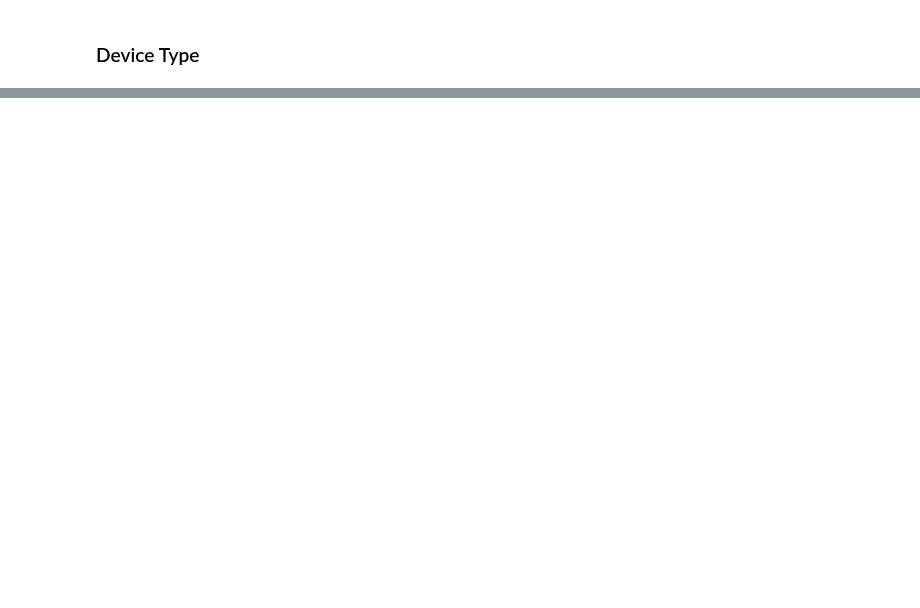
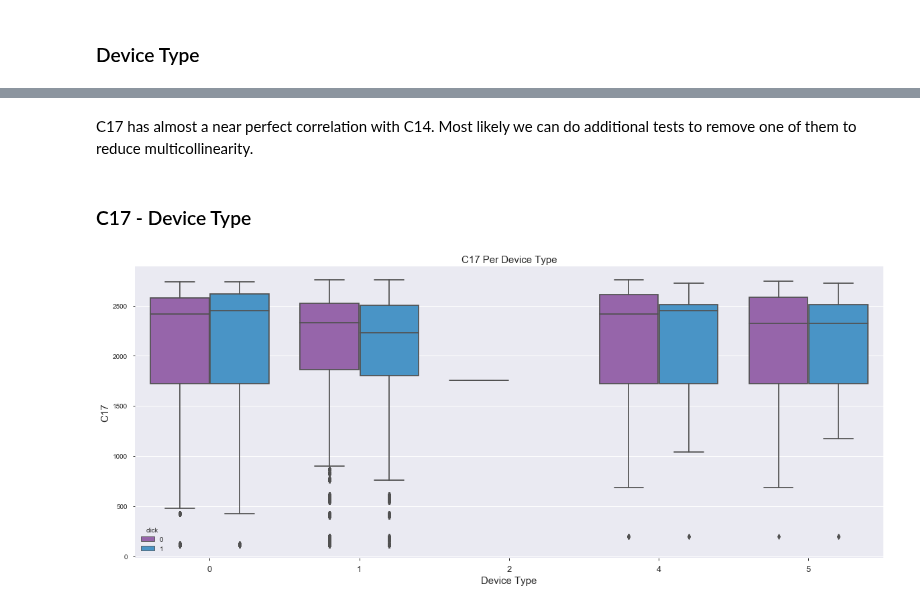
Before and after one commit to davidtnly/MachineLearning, a Jupyter notebook: 37-click-through-rate-prediction.ipynb, the cells around one changed output, grey strips where cells are left out. Drawn from its saved outputs; the diff is of its cells as text; code cells hidden in the pictures; blank space fills up the shorter version.

```diff
--- a/37-click-through-rate-prediction.ipynb
+++ b/37-click-through-rate-prediction.ipynb
@@ -1226,0 +1325,22 @@ click  device_type  Impressions  Clicks       CTR
+# %% [markdown]
+C17 has almost a near perfect correlation with C14. Most likely we can do additional tests to remove one of them to reduce multicollinearity.
+# %% [markdown]
+### C17 - Device Type
+# %%
+# Set figure size
+plt.figure(figsize=(20, 8))
+
+# Plot
+sns.boxplot(x='device_type',
+            y='C17',
+            hue='click',
+            data=train)
+
+# Set plot features
+plt.title('C17 Per Device Type', fontsize=15)
+plt.xlabel('Device Type', fontsize=15)
+plt.ylabel('C17', fontsize=15)
+plt.xticks(fontsize=13)
+plt.show()
+# %% [output]
+[figure, added]
```
Also changed, not shown: parts of 83 cells of this notebook.
